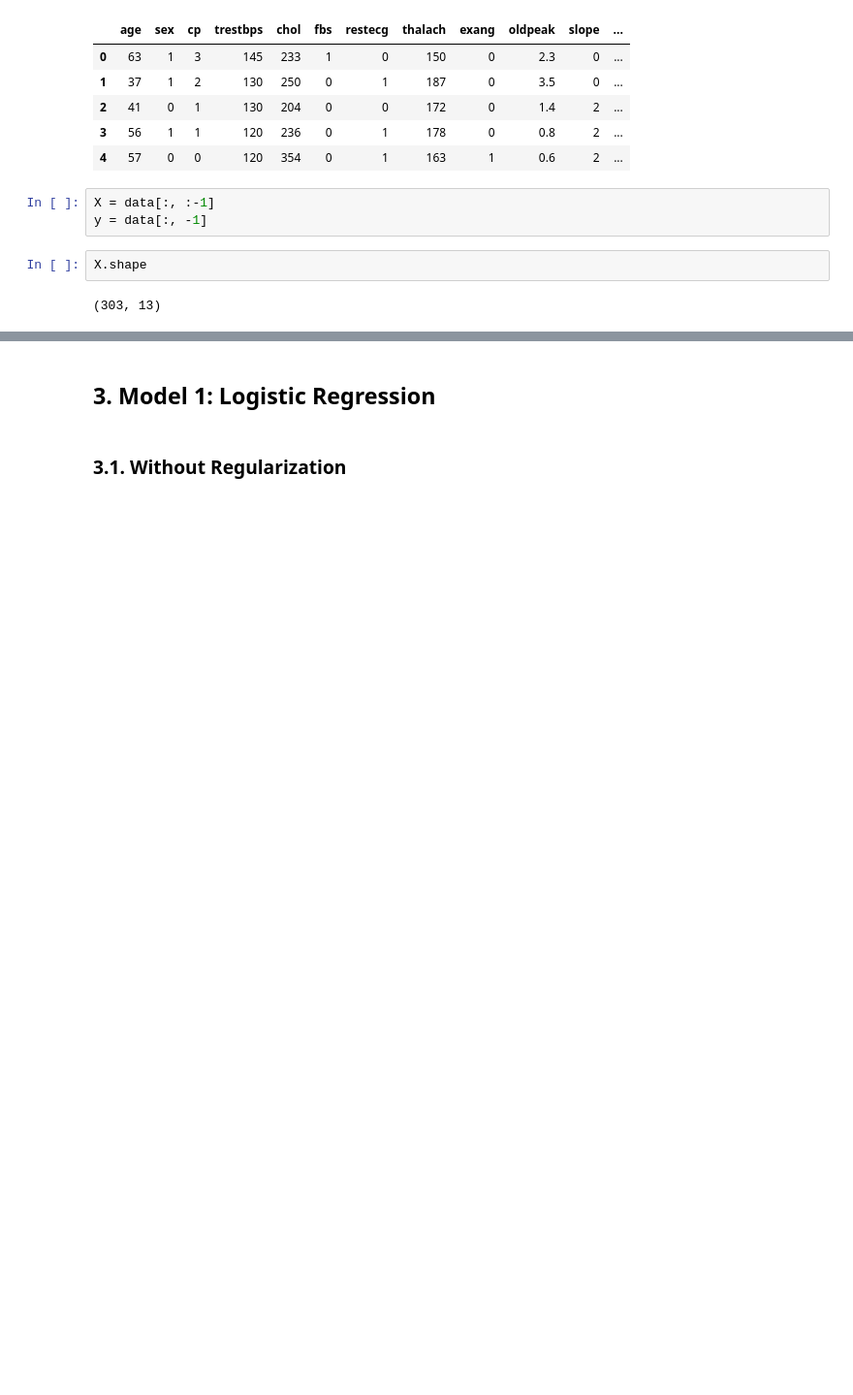
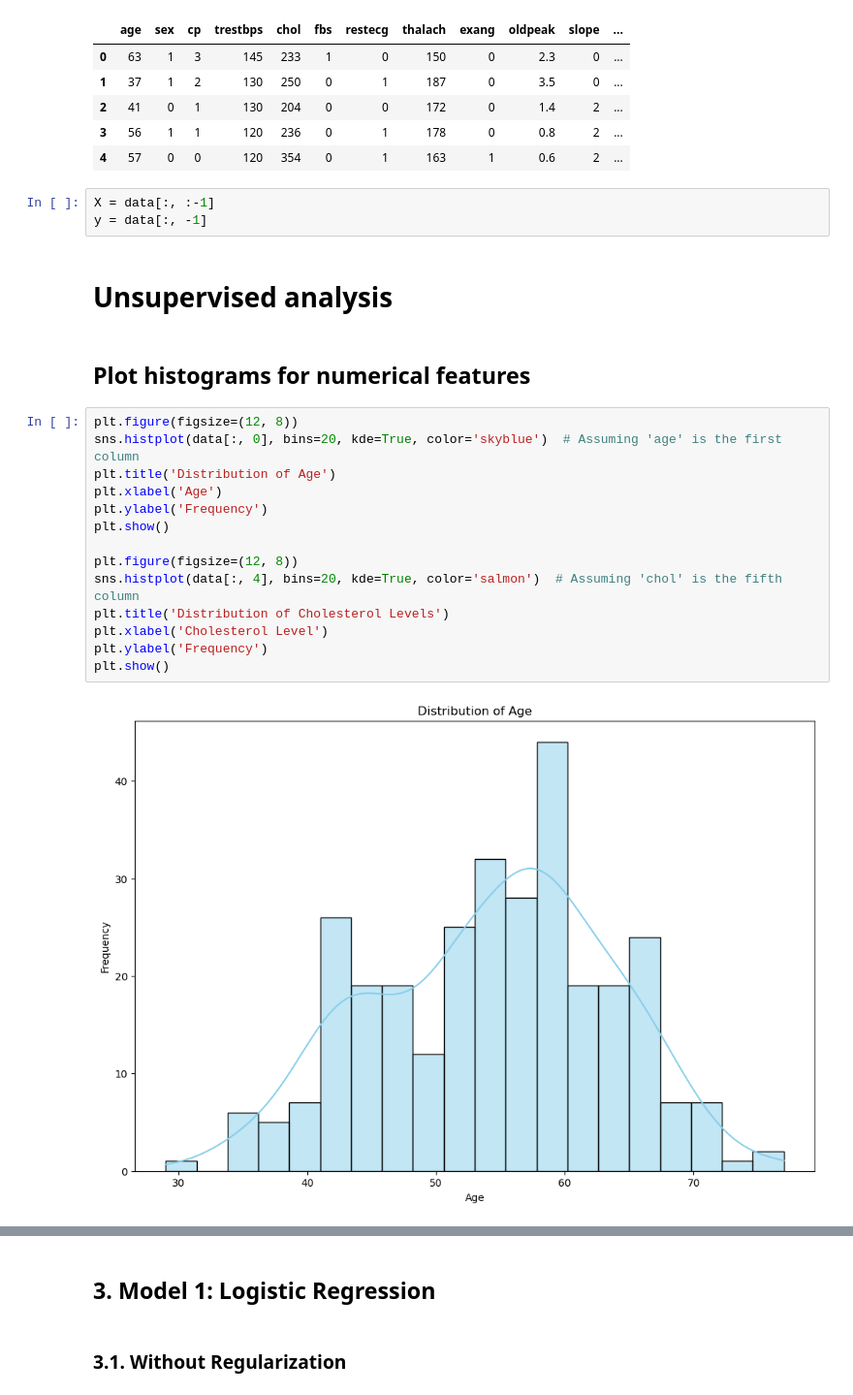
Before and after one commit to thuvu17/ml-train-heart-attack, a Jupyter notebook: heart_attack.ipynb, the cells around one changed output, grey strips where cells are left out. Shown at 97% size. Saved outputs shown, nothing was run; the diff lists cells and outputs as text; blank space fills up the shorter version.

```diff
--- a/heart_attack.ipynb
+++ b/heart_attack.ipynb
@@ -39,7 +43,23 @@ df.head()
 # %%
 X = data[:, :-1]
 y = data[:, -1]
+# %% [markdown]
+# Unsupervised analysis
+# %% [markdown]
+## Plot histograms for numerical features
 # %%
-X.shape
+plt.figure(figsize=(12, 8))
+sns.histplot(data[:, 0], bins=20, kde=True, color='skyblue')  # Assuming 'age' is the first column
+plt.title('Distribution of Age')
+plt.xlabel('Age')
+plt.ylabel('Frequency')
+plt.show()
+
+plt.figure(figsize=(12, 8))
+sns.histplot(data[:, 4], bins=20, kde=True, color='salmon')  # Assuming 'chol' is the fifth column
+plt.title('Distribution of Cholesterol Levels')
+plt.xlabel('Cholesterol Level')
+plt.ylabel('Frequency')
+plt.show()
 # %% [output]
-(303, 13)
+[figure, added]
```
Also changed, not shown: parts of 47 cells of this notebook.
